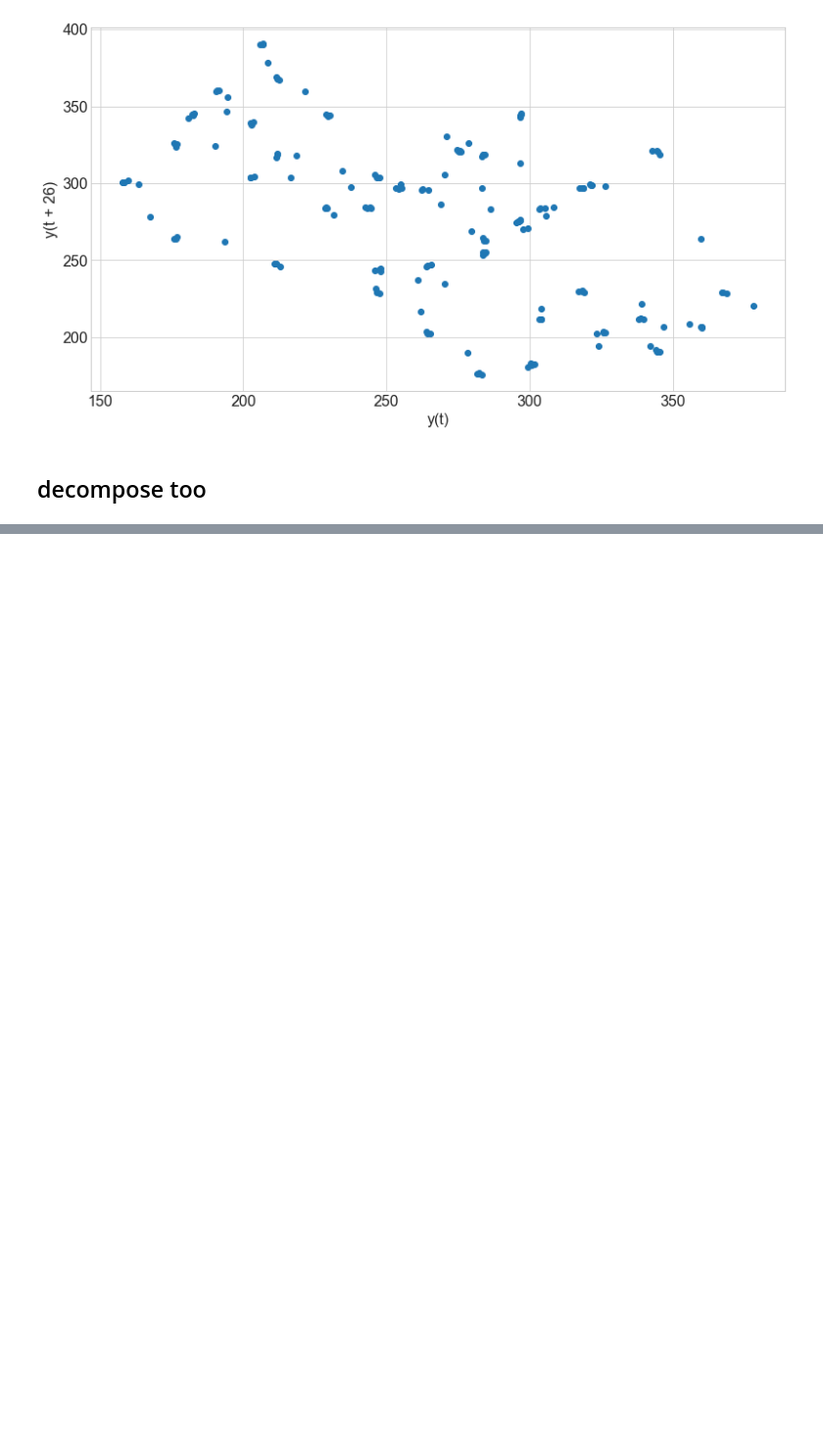
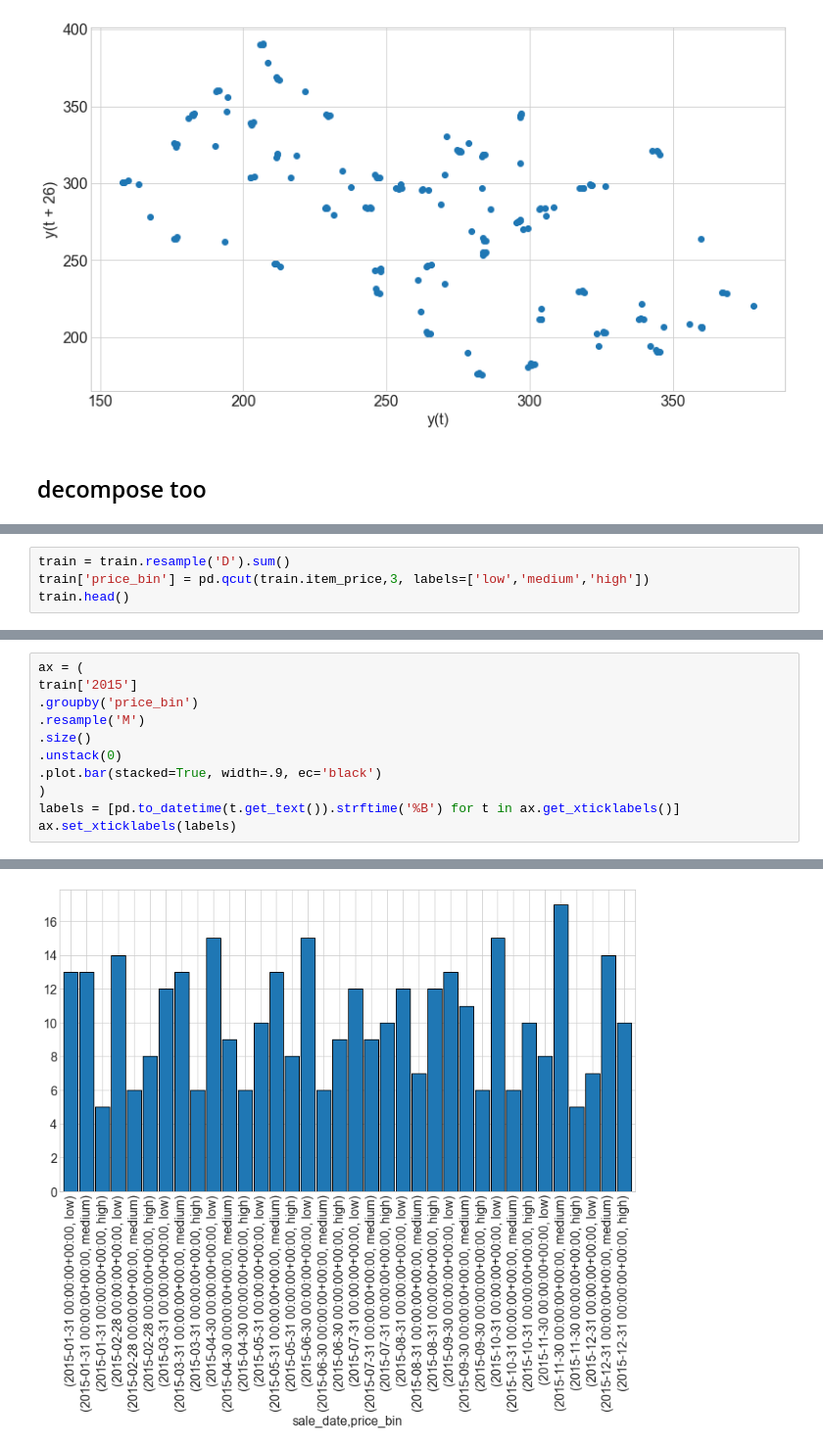
Before and after one commit to brianclements03/time_series_exercises, a Jupyter notebook: TSA_explore_exercises.ipynb, the cells around one changed output, grey strips where cells are left out. Shown at 98% size. Cells and saved outputs as stored; diff of their text form; blank space fills up the shorter version.

```diff
--- a/TSA_explore_exercises.ipynb
+++ b/TSA_explore_exercises.ipynb
@@ -425,0 +445,4 @@ pd.plotting.lag_plot(train.sales_total.resample('W').mean(), lag=26)
+# %%
+train = train.resample('D').sum()
+train['price_bin'] = pd.qcut(train.item_price,3, labels=['low','medium','high'])
+train.head()
@@ -425,0 +485,12 @@ pd.plotting.lag_plot(train.sales_total.resample('W').mean(), lag=26)
+# %%
+ax = (
+train['2015']
+.groupby('price_bin')
+.resample('M')
+.size()
+.unstack(0)
+.plot.bar(stacked=True, width=.9, ec='black')
+)
+labels = [pd.to_datetime(t.get_text()).strftime('%B') for t in ax.get_xticklabels()]
+ax.set_xticklabels(labels)
+# %% [output]
@@ -425,0 +498 @@ pd.plotting.lag_plot(train.sales_total.resample('W').mean(), lag=26)
+[figure, added]
```
Also changed, not shown: parts of 8 cells of this notebook.
